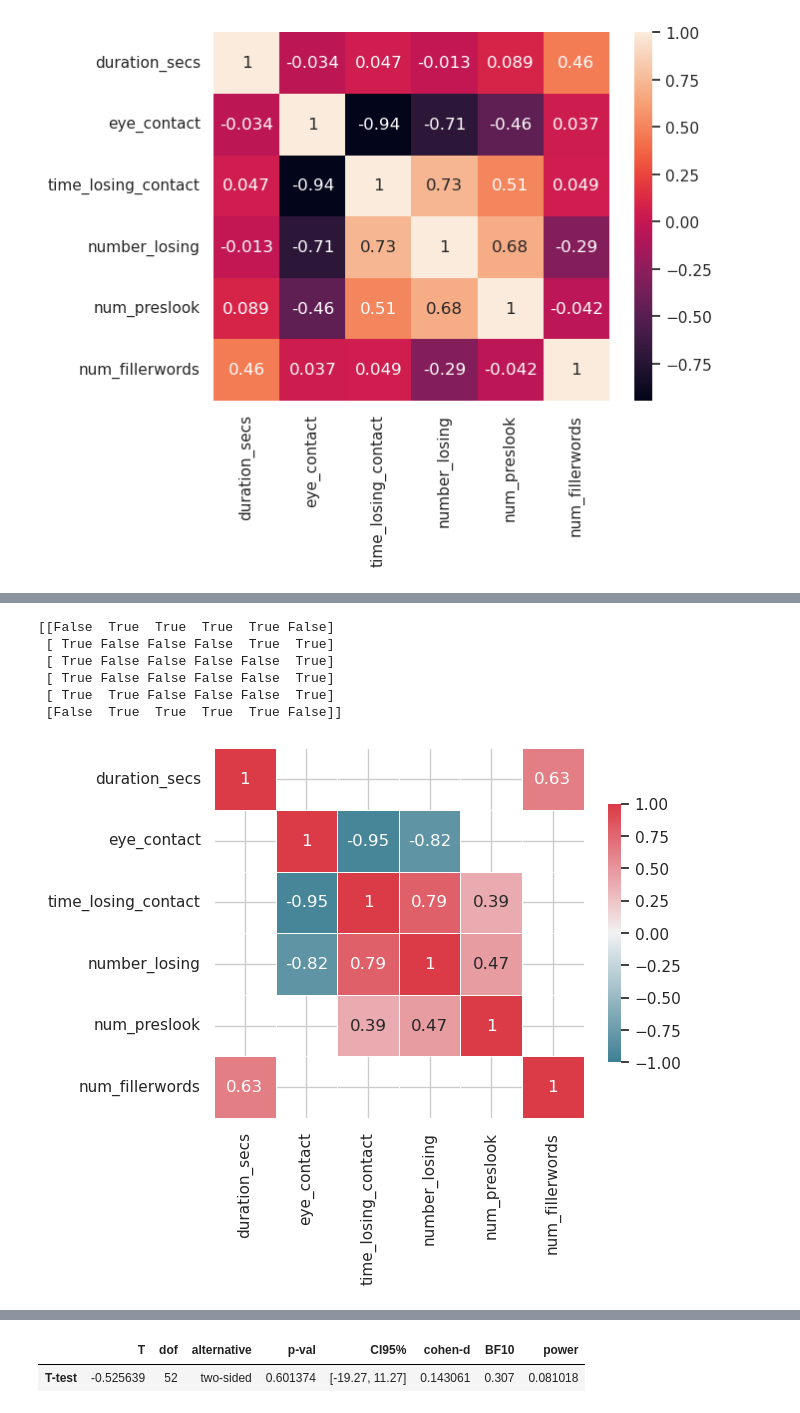
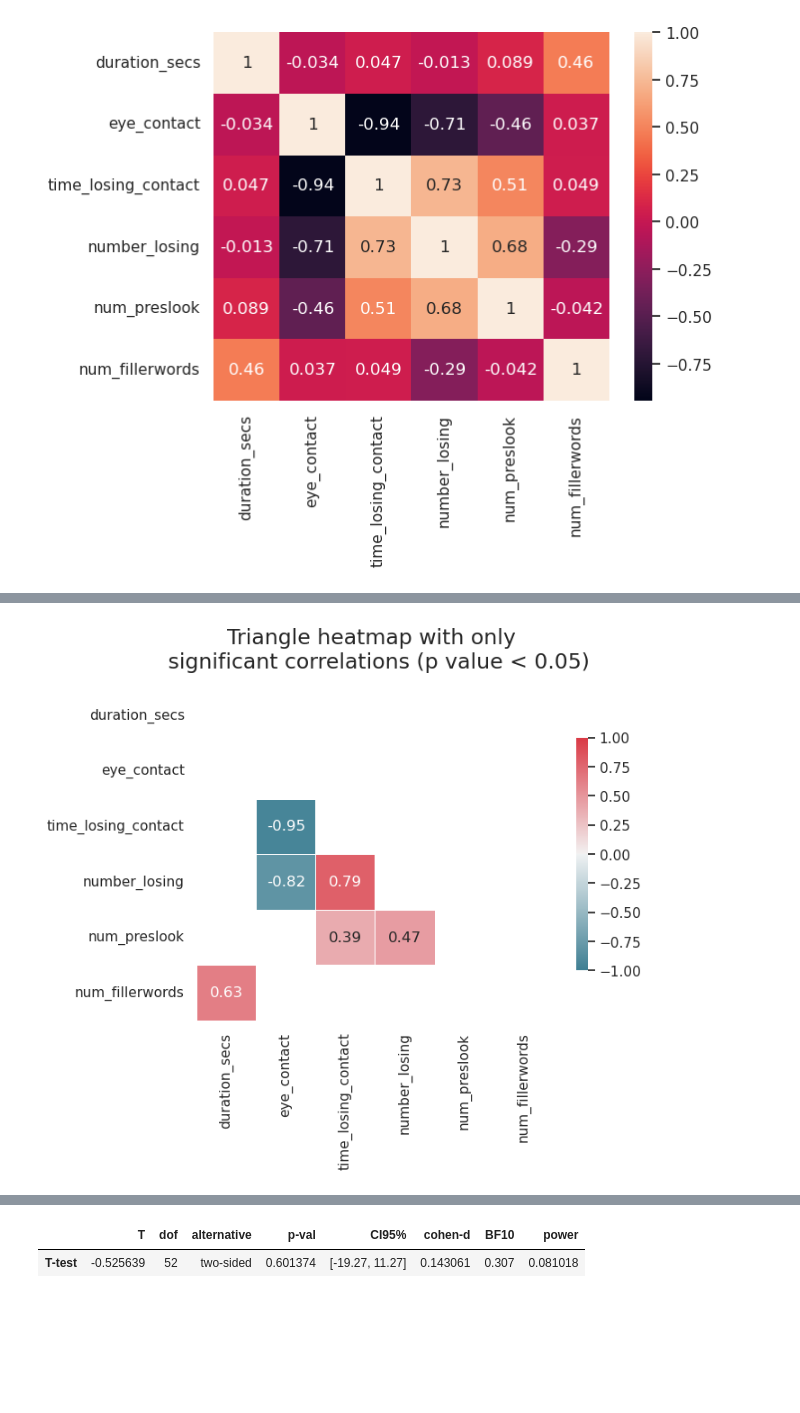
Before and after one commit to Aryunaa/Linguistics, a Jupyter notebook: vr_presentations/jan.ipynb, the cells around one changed output, grey strips where cells are left out. Drawn from its saved outputs; the diff is of its cells as text; code cells hidden in the pictures; blank space fills up the shorter version.

```diff
--- a/vr_presentations/jan.ipynb
+++ b/vr_presentations/jan.ipynb
@@ -262,7 +284,7 @@ WilcoxonResult(statistic=array([54.5]), pvalue=array([0.29760448]))
 import seaborn as sns
 import numpy as np  # для треугольной матрицы в хитмапе, чтобы красиво
 # %%
-sns.set_theme(style="whitegrid")
+sns.set_theme(style="white")
 # %%
 dff1.head()
 # %% [output]
@@ -327,24 +392,37 @@ def compute_corr_and_p(df1, df2):
   return corrs, pvals
 
 def plot(corrs, pvals, siglevel=.01):
-  mask = (pvals.values >= siglevel) + (np.zeros_like(corrs, dtype=bool))
-  print(mask)
-  #mask = np.triu(mask)
+  #mask = (pvals.values >= siglevel) + (np.zeros_like(corrs, dtype=bool))
+
+  mask = np.triu(np.ones_like(corrs, dtype=bool))
+  #mask[np.triu_indices_from(mask) | (pvals.values >= siglevel) + (np.zeros_like(corrs, dtype=bool))] = True
+  mask |= np.abs(pvals) >= siglevel
+  #np.fill_diagonal(mask, True)
 
   cmap = sns.diverging_palette(220, 10, as_cmap=True)
 
-  sns.heatmap(corrs, annot=True, mask=mask, cmap=cmap, center=0, square=True, vmin=-1, vmax=1,linewidths=.5,
-           cbar_kws={'shrink': .7})
+  #sns.heatmap(corrs, annot=True, mask=mask, cmap=cmap, center=0, square=True, vmin=-1, vmax=1,linewidths=.5,
+  #         cbar_kws={'shrink': .7})
+  #https://stackoverflow.com/questions/66171071/how-to-restrict-a-correlation-heatmap-to-interesting-cells-and-add-stars-to-mark
+
+  corrs = corrs[~mask]  # fill in NaN in the non-desired cells
+
+  remove_empty_rows_and_cols = False
+  if remove_empty_rows_and_cols:
+      wanted_cols = np.flatnonzero(np.count_nonzero(~mask, axis=1))
+      wanted_rows = np.flatnonzero(np.count_nonzero(~mask, axis=0))
+      corrs = corrs.iloc[wanted_cols, wanted_rows]
+
+  heatmap = sns.heatmap(corrs, vmin=-1, vmax=1, annot=True, cmap=cmap, center=0,linewidths=.5,cbar_kws={'shrink': .7})
+  heatmap.set_title('Triangle heatmap with only \n significant correlations (p value < 0.05)', fontdict={'fontsize': 17}, pad=16)
+  return heatmap
 # %%
+sns.set_theme(style="white")
 corrs1, pvals1 = compute_corr_and_p(num1, num1)
 np.zeros_like(corrs1, dtype=bool)
-plot(corrs1, pvals1 ,siglevel=0.05)
+heat1 = plot(corrs1, pvals1 ,siglevel=0.05)
 #np.zeros_like(num1)
+
+#heat1.set_title('First presentation heatmap with only significant correlations (p_value < 0.05)')
 # %% [output]
-[[False  True  True  True  True False]
- [ True False False False  True  True]
- [ True False False False False  True]
- [ True False False False False  True]
- [ True  True False False False  True]
- [False  True  True  True  True False]]
-[figure, old version]
+[figure, new version]
```
Also changed, not shown: parts of 14 cells of this notebook.
